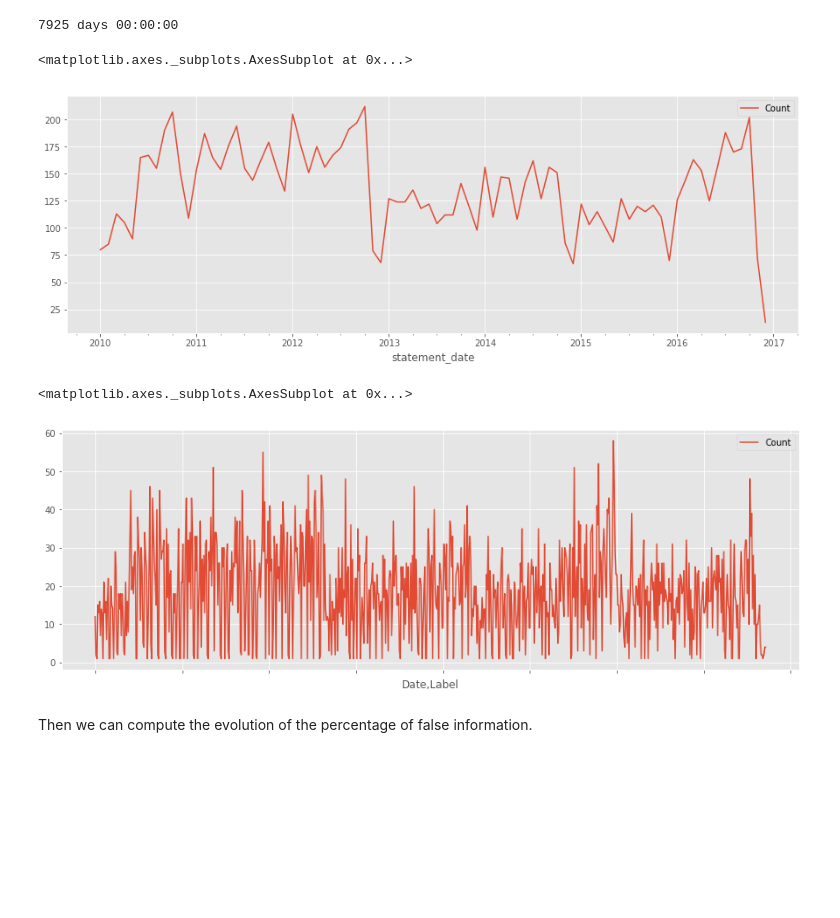
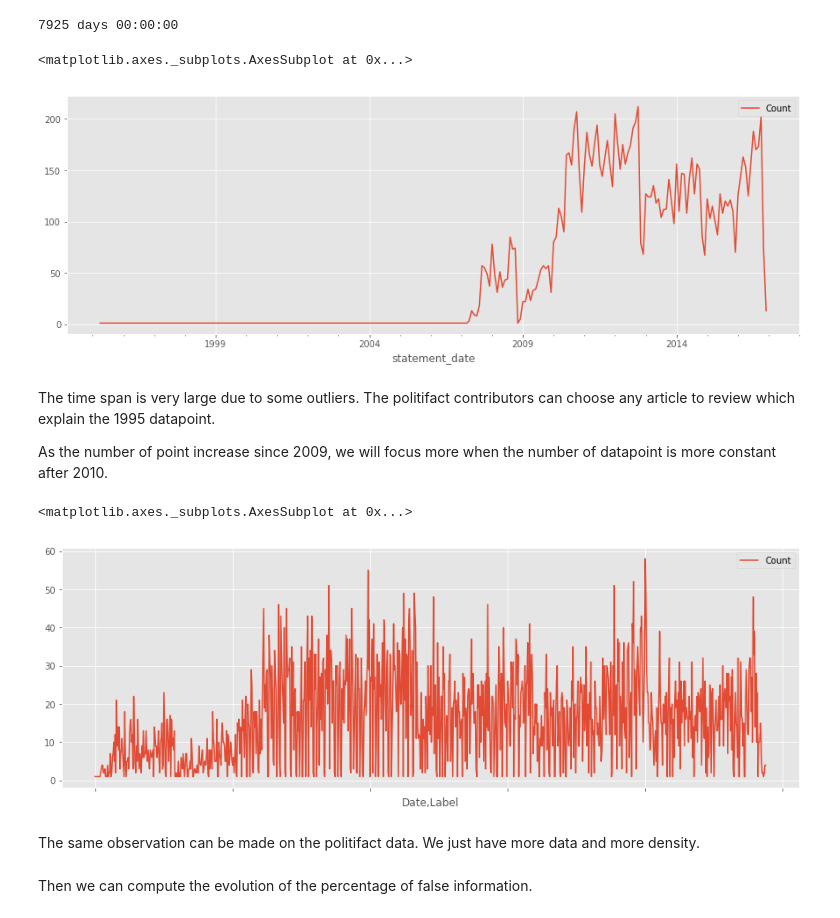
Before and after one commit to nicolasFontbonne/ADA-FakeNews, a Jupyter notebook: main_analysis.ipynb, the cells around one changed output. Drawn from its saved outputs; the diff is of its cells as text; code cells hidden in the pictures; blank space fills up the shorter version.

```diff
--- a/main_analysis.ipynb
+++ b/main_analysis.ipynb
@@ -266,19 +265,25 @@ liar_df['statement_date'] = liar_df['statement_date'].dt.to_period('M')
 # %%
 count_time = liar_df.groupby('statement_date').count()[['ID']]
 count_time.columns = ['Count']
-count_time = count_time[datetime.datetime(2010, 1, 1):]
+#count_time = count_time[datetime.datetime(2010, 1, 1):]
 count_time.plot(figsize=(15, 5))
 # %% [output]
 <matplotlib.axes._subplots.AxesSubplot at 0x...>
-[figure, old version]
+[figure, new version]
+# %% [markdown]
+The time span is very large due to some outliers. The politifact contributors can choose any article to review which explain the 1995 datapoint.
+
+As the number of point increase since 2009, we will focus more when the number of datapoint is more constant after 2010.
 # %%
 count_time = politifact_df.groupby(['Date','Label']).count()[['Subject']]
 count_time.columns = ['Count']
-count_time = count_time[datetime.datetime(2010, 1, 1):]
+#count_time = count_time[datetime.datetime(2010, 1, 1):]
 count_time.plot(figsize=(15, 5))
 # %% [output]
 <matplotlib.axes._subplots.AxesSubplot at 0x...>
-[figure, old version]
+[figure, new version]
+# %% [markdown]
+The same observation can be made on the politifact data. We just have more data and more density.
 # %% [markdown]
 Then we can compute the evolution of the percentage of false information.
 # %%
```
Also changed, not shown: parts of 31 cells of this notebook, 4 other files.
